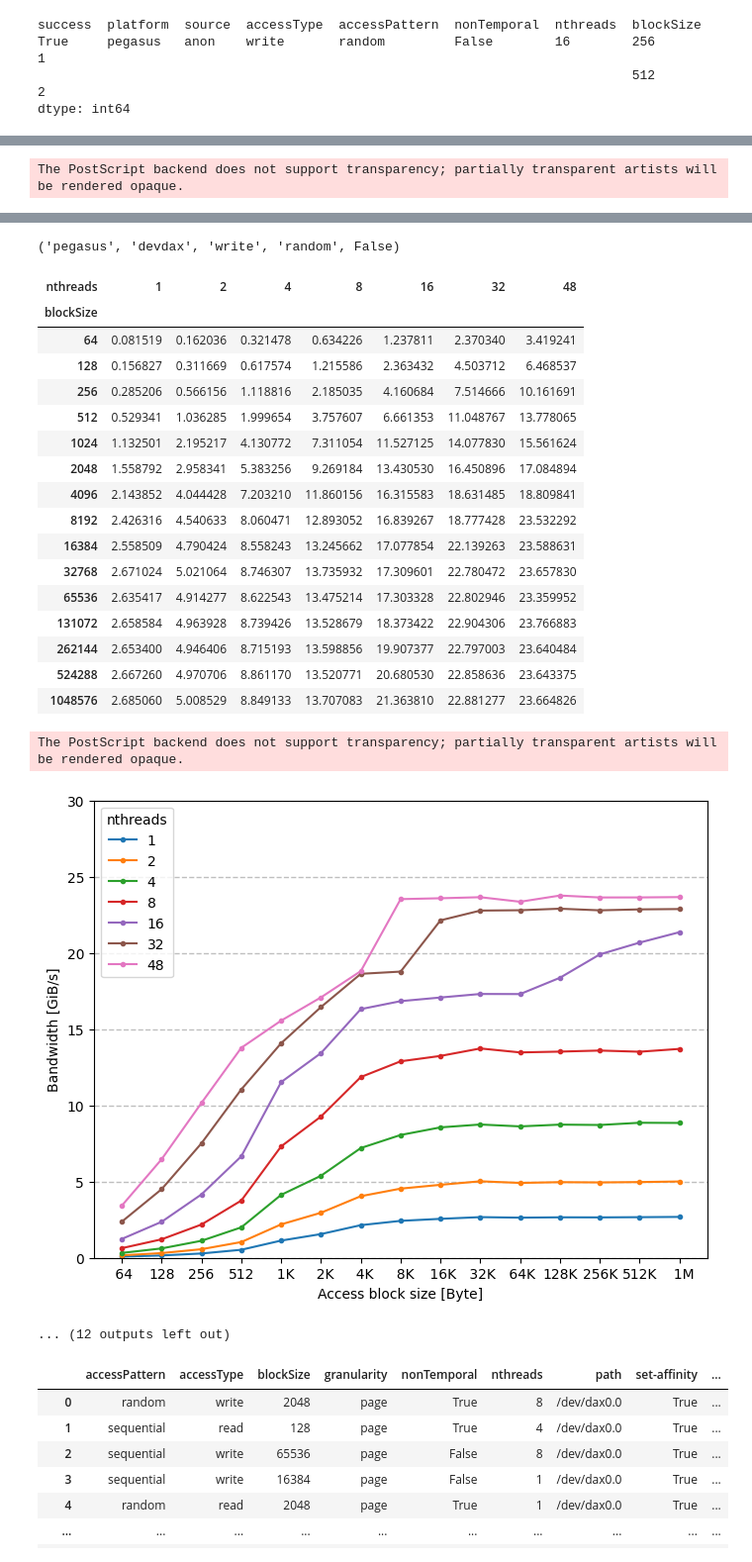
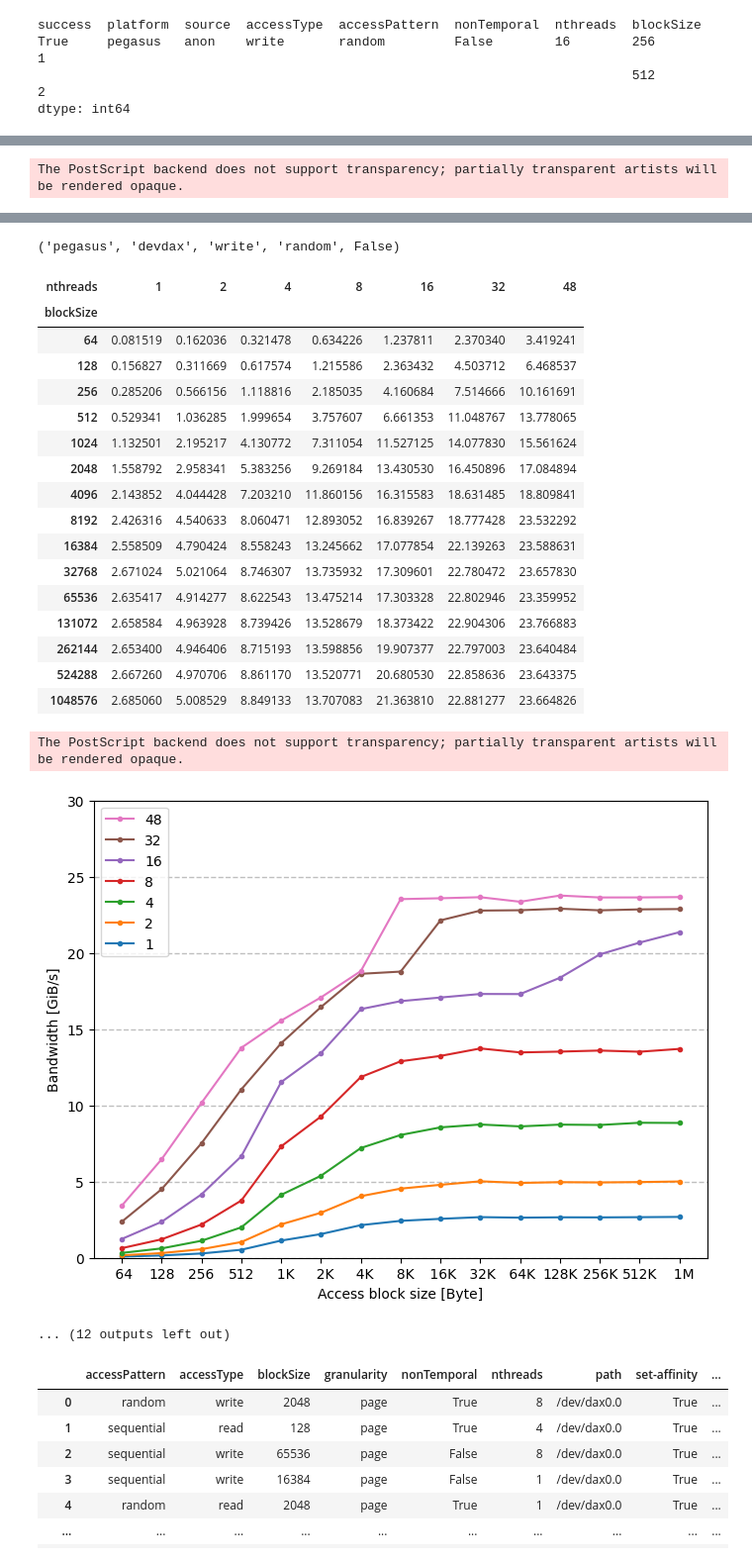
Before and after one commit to range3/pmembench, a Jupyter notebook: eval/plot/pmem2bench.ipynb, the cells around one changed output, grey strips where cells are left out. Shown at 99% size. Cells and saved outputs as stored; diff of their text form; code cells hidden in the pictures.

```diff
--- a/eval/plot/pmem2bench.ipynb
+++ b/eval/plot/pmem2bench.ipynb
@@ -153,6 +153,10 @@ for idx, df_sub in df.query("platform == 'pegasus' and source == 'devdax'").grou
     ax.grid(which = "major", axis = "y", alpha = 0.8,
         linestyle = "--", linewidth = 1)
 
+    if idx[2] == "write":
+        handles, labels = ax.get_legend_handles_labels()# 凡例の情報を取得
+        ax.legend(handles=handles[::-1],labels=labels[::-1])# 判例を逆順に表示
+
     fig.show()
     save(fig, f"pmembench-{idx[0]}-{idx[1]}-{idx[2]}-{idx[3]}{'-movnt' if idx[2] == 'write' and idx[4] else ''}")
     plt.show()
@@ -189,34 +193,34 @@ The PostScript backend does not support transparency; partially transparent arti
 | 4096 | 4.151411 | 7.806481 | 15.740884 | 28.778440 | 52.812844 | 73.608108 | 75.894449 |
 | 8192 | 4.467424 | 8.796471 | 17.184624 | 32.619364 | 59.403127 | 76.399144 | 78.938156 |
 | 16384 | 4.448746 | 8.775660 | 17.138003 | 32.568755 | 58.884540 | 75.304053 | 77.872658 |
 | 32768 | 4.246457 | 8.404358 | 16.483853 | 31.346724 | 57.188865 | 75.011960 | 78.036359 |
 | 65536 | 4.259072 | 8.440881 | 16.577298 | 31.948060 | 59.270528 | 77.496129 | 80.122896 |
 | 131072 | 4.218208 | 8.362563 | 16.386508 | 31.228236 | 57.139825 | 74.542929 | 76.856861 |
 | 262144 | 4.203683 | 8.332335 | 16.363364 | 31.594846 | 58.481762 | 75.718575 | 77.987576 |
 | 524288 | 4.188547 | 8.298588 | 16.286803 | 31.363679 | 57.909841 | 75.544679 | 77.861069 |
 | 1048576 | 4.139777 | 8.149552 | 15.955230 | 30.247073 | 55.280222 | 74.336987 | 77.031131 |
 The PostScript backend does not support transparency; partially transparent artists will be rendered opaque.
 [figure]
 ('pegasus', 'devdax', 'write', 'random', False)
 | nthreads | 1 | 2 | 4 | 8 | 16 | 32 | 48 |
 | blockSize |  |  |  |  |  |  |  |
 | 64 | 0.081519 | 0.162036 | 0.321478 | 0.634226 | 1.237811 | 2.370340 | 3.419241 |
 | 128 | 0.156827 | 0.311669 | 0.617574 | 1.215586 | 2.363432 | 4.503712 | 6.468537 |
 | 256 | 0.285206 | 0.566156 | 1.118816 | 2.185035 | 4.160684 | 7.514666 | 10.161691 |
 | 512 | 0.529341 | 1.036285 | 1.999654 | 3.757607 | 6.661353 | 11.048767 | 13.778065 |
 | 1024 | 1.132501 | 2.195217 | 4.130772 | 7.311054 | 11.527125 | 14.077830 | 15.561624 |
 | 2048 | 1.558792 | 2.958341 | 5.383256 | 9.269184 | 13.430530 | 16.450896 | 17.084894 |
 | 4096 | 2.143852 | 4.044428 | 7.203210 | 11.860156 | 16.315583 | 18.631485 | 18.809841 |
 | 8192 | 2.426316 | 4.540633 | 8.060471 | 12.893052 | 16.839267 | 18.777428 | 23.532292 |
 | 16384 | 2.558509 | 4.790424 | 8.558243 | 13.245662 | 17.077854 | 22.139263 | 23.588631 |
 | 32768 | 2.671024 | 5.021064 | 8.746307 | 13.735932 | 17.309601 | 22.780472 | 23.657830 |
 | 65536 | 2.635417 | 4.914277 | 8.622543 | 13.475214 | 17.303328 | 22.802946 | 23.359952 |
 | 131072 | 2.658584 | 4.963928 | 8.739426 | 13.528679 | 18.373422 | 22.904306 | 23.766883 |
 | 262144 | 2.653400 | 4.946406 | 8.715193 | 13.598856 | 19.907377 | 22.797003 | 23.640484 |
 | 524288 | 2.667260 | 4.970706 | 8.861170 | 13.520771 | 20.680530 | 22.858636 | 23.643375 |
 | 1048576 | 2.685060 | 5.008529 | 8.849133 | 13.707083 | 21.363810 | 22.881277 | 23.664826 |
 The PostScript backend does not support transparency; partially transparent artists will be rendered opaque.
-[figure, old version]
+[figure, new version]
 ... (12 outputs left out)
 # %%
 df = df_src
```
Also changed, not shown: parts of 1 cell of this notebook, 14 other files.
